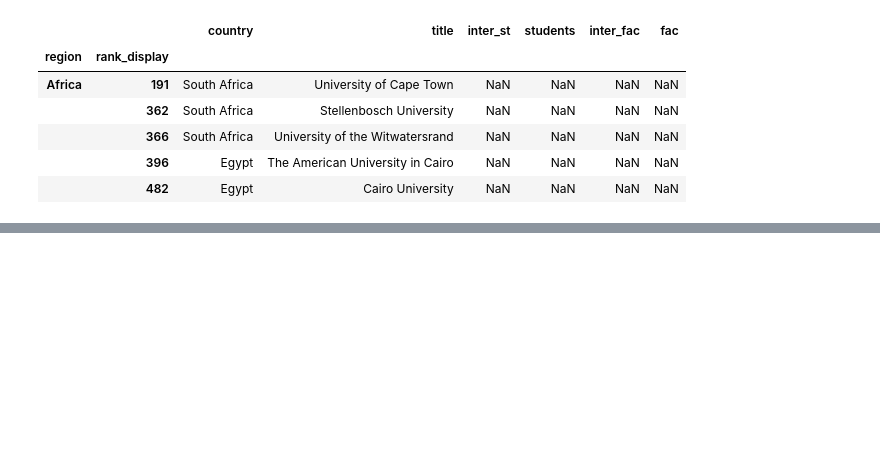
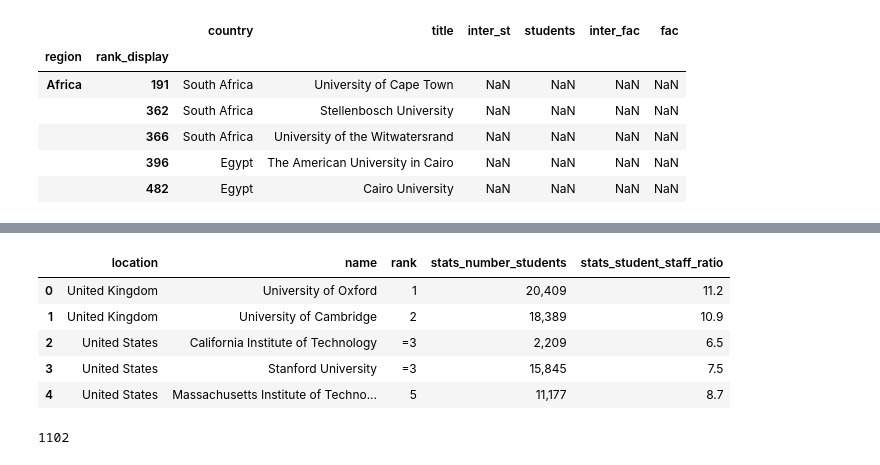
Before and after one commit to IsaacLeimgruber/ADA_labs_repo, a Jupyter notebook: 02 - Data from the Web/hw02_isaac.ipynb, the cells around one changed output, grey strips where cells are left out. Drawn from its saved outputs; the diff is of its cells as text; code cells hidden in the pictures; blank space fills up the shorter version.

Commit message:
Retrieve data 2nd part

```diff
--- a/02 - Data from the Web/hw02_isaac.ipynb
+++ b/02 - Data from the Web/hw02_isaac.ipynb
@@ -478,0 +485,6 @@ region_df.head()
+# %%
+request_url2 = 'https://www.timeshighereducation.com/sites/default/files/the_data_rankings/world_university_rankings_2018_limit0_369a9045a203e176392b9fb8f8c1cb2a.json'
+r2 = requests.get(request_url2)
+# %%
+univ_vals2 = r2.json()['data']
+univ_vals2[0]
@@ -478,0 +509,20 @@ region_df.head()
+# %%
+univ_df2 = pd.DataFrame(univ_vals2)
+univ_dr_df2 = univ_df2.drop('aliases', 1).drop('member_level', 1).drop('rank_order', 1).drop('record_type', 1) \
+.drop('scores_citations', 1).drop('scores_research', 1).drop('scores_research_rank', 1).drop('scores_teaching', 1) \
+.drop('nid', 1).drop('scores_citations_rank', 1).drop('scores_industry_income', 1).drop('scores_industry_income_rank', 1) \
+.drop('scores_overall_rank', 1).drop('scores_international_outlook', 1).drop('scores_international_outlook_rank', 1) \
+.drop('scores_overall', 1).drop('scores_teaching_rank', 1).drop('stats_female_male_ratio', 1) \
+.drop('stats_pc_intl_students', 1).drop('subjects_offered', 1).drop('url', 1)
+univ_dr_df2.head()
+# %% [output]
+|  | location | name | rank | stats_number_students | stats_student_staff_ratio |
+| 0 | United Kingdom | University of Oxford | 1 | 20,409 | 11.2 |
+| 1 | United Kingdom | University of Cambridge | 2 | 18,389 | 10.9 |
+| 2 | United States | California Institute of Technology | =3 | 2,209 | 6.5 |
+| 3 | United States | Stanford University | =3 | 15,845 | 7.5 |
+| 4 | United States | Massachusetts Institute of Techno... | 5 | 11,177 | 8.7 |
+# %%
+len(univ_dr_df2.index)
+# %% [output]
+1102
```
Also changed, not shown: parts of 26 cells of this notebook.
